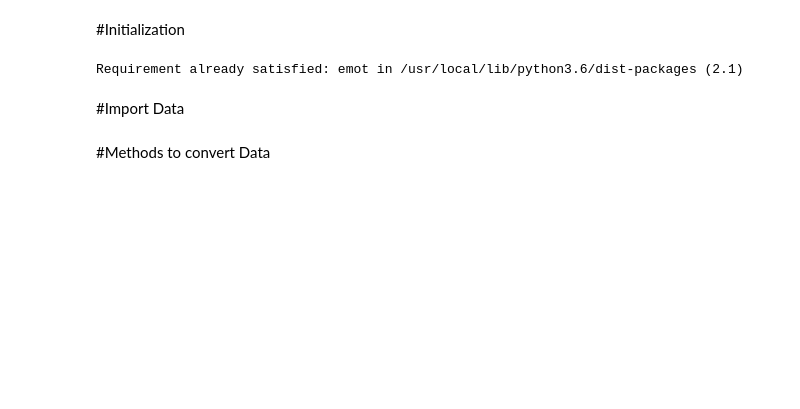
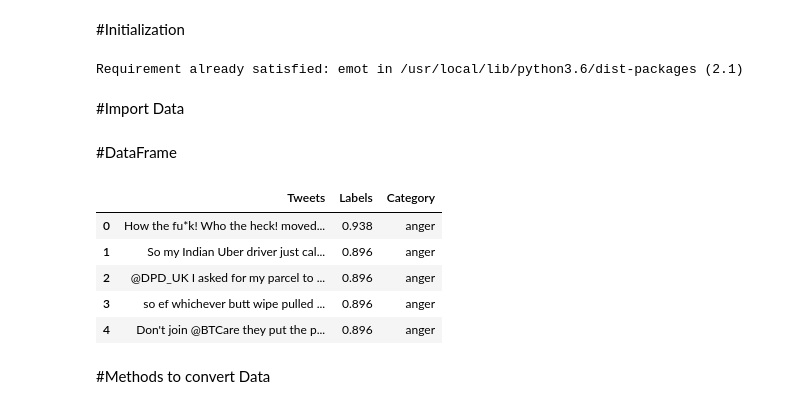
Before and after one commit to HPMkwn/InfluenceAnalysis, a Jupyter notebook: DataPreprocess.ipynb, the cells around one changed output. Drawn from its saved outputs; the diff is of its cells as text; code cells hidden in the pictures; blank space fills up the shorter version.

Commit message:
Converted Preprocessing list to DataFrame

```diff
--- a/DataPreprocess.ipynb
+++ b/DataPreprocess.ipynb
@@ -14,6 +14,9 @@ import string
 from emot.emo_unicode import UNICODE_EMO, EMOTICONS
 # %% [output]
 Requirement already satisfied: emot in /usr/local/lib/python3.6/dist-packages (2.1)
+# %%
+pd.set_option('display.max_colwidth',1000)
+pd.set_option('display.max_rows',1000)
 # %% [markdown]
 #Import Data
 # %%
@@ -32,19 +35,17 @@ def seprate_data(df):
 
   return tweets,labels
 # %%
-dataset = pd.read_excel('anger-train.xlsx',header=None)
-df = dataset.values.tolist()
+def data_import(typeoffeel):
+  dataset = pd.read_excel(typeoffeel+'-train.xlsx',header=None)
+  df = dataset.values.tolist()
+  temp = []
+  for i in df:
+    temp.append(i[0])
 
-temp = []
-for i in df:
-  temp.append(i[0])
-
-df = temp
-# print(df)
-
-tweets,labels = seprate_data(df)
-print(tweets)
-print(labels)
+  df = temp
+  tweet,label = seprate_data(df)
+  category = list(((typeoffeel+" ")*len(label)).split(" ")[:-1])
+  return tweet,label,category
 # %%
 words = pd.read_csv('corncob_lowercase.txt', sep="\n", header=None)[0]
 words = words.values.tolist()
@@ -52,3 +52,27 @@ print(words)
+# %%
+listofdata = ['anger','fear','joy','sadness']
+tweets = []
+category = []
+labels = []
+for i in listofdata:
+  tweet , label, cat = data_import(i)
+  tweets += tweet
+  labels += label
+  category += cat
+# %% [markdown]
+#DataFrame
+# %%
+data_dictionary = {'Tweets': tweets,'Labels': labels,'Category': category }
+# %%
+df_train  = pd.DataFrame(data_dictionary)
+df_train.head()
+# %% [output]
+|  | Tweets | Labels | Category |
+| 0 | How the fu*k! Who the heck! moved... | 0.938 | anger |
+| 1 | So my Indian Uber driver just cal... | 0.896 | anger |
+| 2 | @DPD_UK I asked for my parcel to ... | 0.896 | anger |
+| 3 | so ef whichever butt wipe pulled ... | 0.896 | anger |
+| 4 | Don't join @BTCare they put the p... | 0.896 | anger |
 # %% [markdown]
 #Methods to convert Data
 # %%
```
Also changed, not shown: parts of 13 cells of this notebook.
